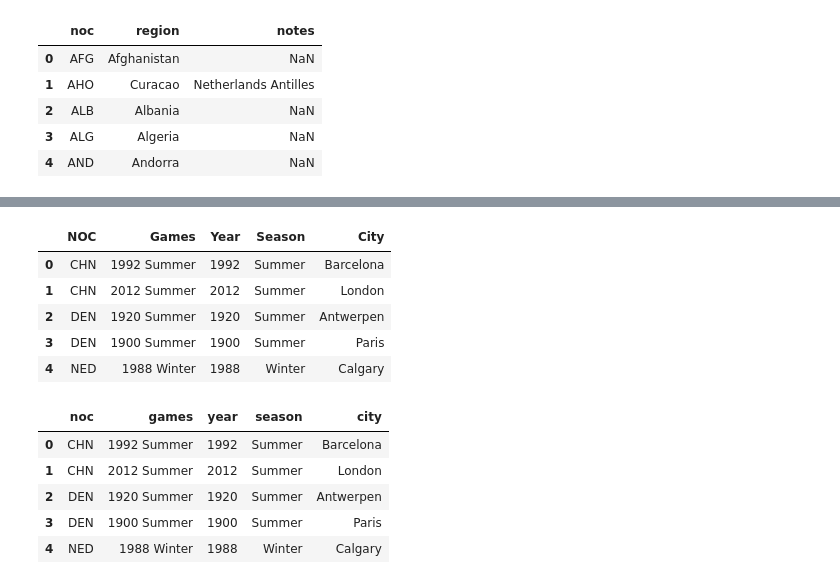
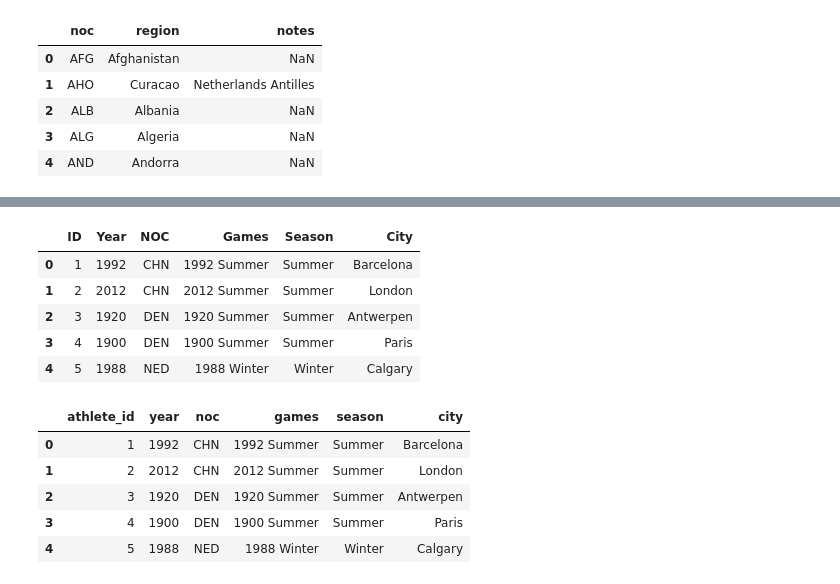
Before and after one commit to Bmyers5817/ETL_Project, a Jupyter notebook: csv_import_clean.ipynb, the cells around one changed output, grey strips where cells are left out. Saved outputs shown, nothing was run; the diff lists cells and outputs as text; code cells hidden in the pictures.

```diff
--- a/csv_import_clean.ipynb
+++ b/csv_import_clean.ipynb
@@ -136,20 +186,20 @@ event_df.head()
 # %%
-games_df = full_athlete[["NOC", "Games", "Year", "Season", "City"]].copy()
+games_df = full_athlete[["ID", "Year", "NOC", "Games", "Season", "City"]].copy()
 games_df.head()
 # %% [output]
-|  | NOC | Games | Year | Season | City |
-| 0 | CHN | 1992 Summer | 1992 | Summer | Barcelona |
-| 1 | CHN | 2012 Summer | 2012 | Summer | London |
-| 2 | DEN | 1920 Summer | 1920 | Summer | Antwerpen |
-| 3 | DEN | 1900 Summer | 1900 | Summer | Paris |
-| 4 | NED | 1988 Winter | 1988 | Winter | Calgary |
+|  | ID | Year | NOC | Games | Season | City |
+| 0 | 1 | 1992 | CHN | 1992 Summer | Summer | Barcelona |
+| 1 | 2 | 2012 | CHN | 2012 Summer | Summer | London |
+| 2 | 3 | 1920 | DEN | 1920 Summer | Summer | Antwerpen |
+| 3 | 4 | 1900 | DEN | 1900 Summer | Summer | Paris |
+| 4 | 5 | 1988 | NED | 1988 Winter | Winter | Calgary |
 # %%
-games_df = games_df.rename(columns={'NOC':'noc', 'Games':'games', 'Year':'year', 'Season':'season', 'City':'city'})
+games_df = games_df.rename(columns={'ID': 'athlete_id', 'Year':'year', 'NOC':'noc', 'Games':'games', 'Season':'season', 'City':'city'})
 games_df.head()
 # %% [output]
-|  | noc | games | year | season | city |
-| 0 | CHN | 1992 Summer | 1992 | Summer | Barcelona |
-| 1 | CHN | 2012 Summer | 2012 | Summer | London |
-| 2 | DEN | 1920 Summer | 1920 | Summer | Antwerpen |
-| 3 | DEN | 1900 Summer | 1900 | Summer | Paris |
-| 4 | NED | 1988 Winter | 1988 | Winter | Calgary |
+|  | athlete_id | year | noc | games | season | city |
+| 0 | 1 | 1992 | CHN | 1992 Summer | Summer | Barcelona |
+| 1 | 2 | 2012 | CHN | 2012 Summer | Summer | London |
+| 2 | 3 | 1920 | DEN | 1920 Summer | Summer | Antwerpen |
+| 3 | 4 | 1900 | DEN | 1900 Summer | Summer | Paris |
+| 4 | 5 | 1988 | NED | 1988 Winter | Winter | Calgary |
```
Also changed, not shown: parts of 25 cells of this notebook, 6 other files.
